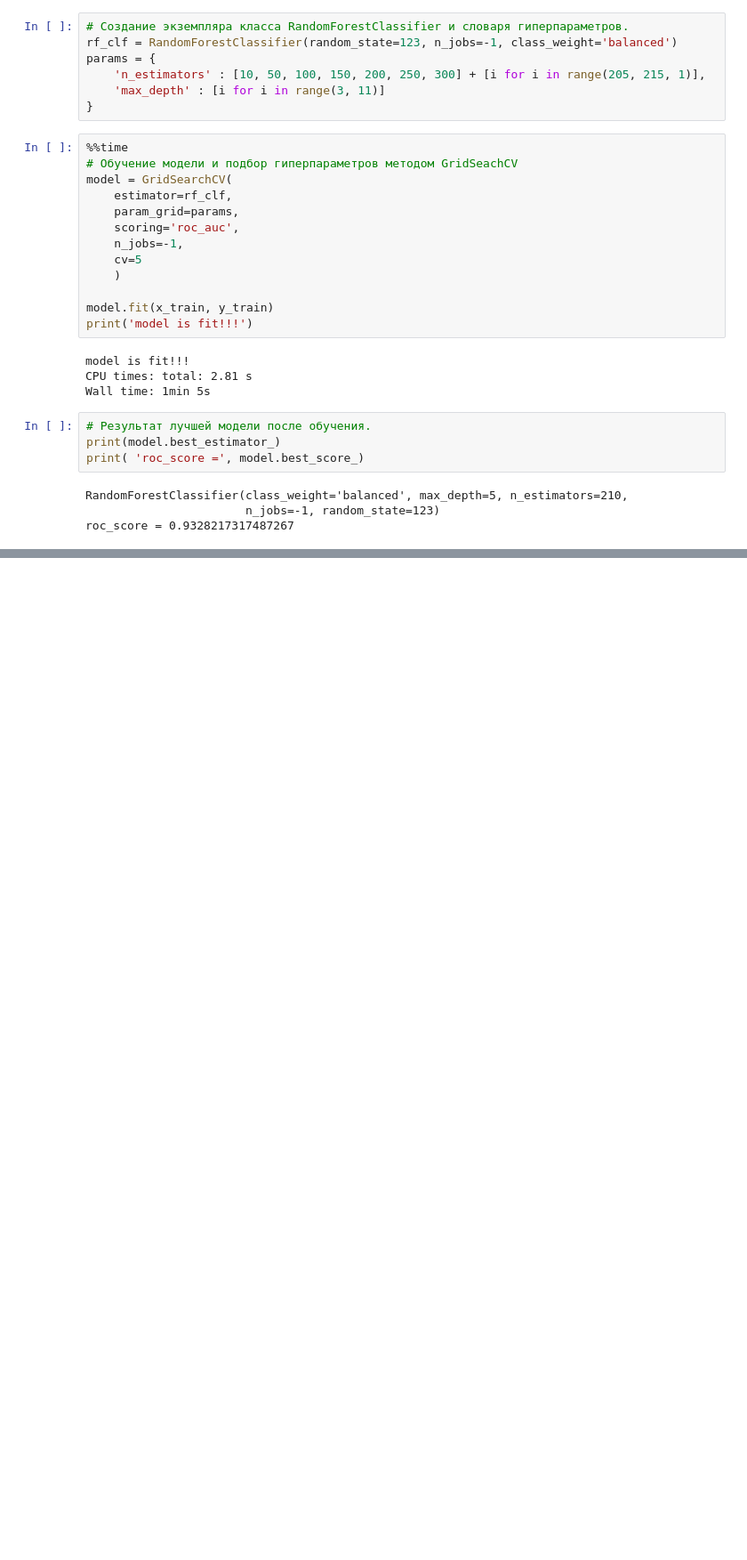
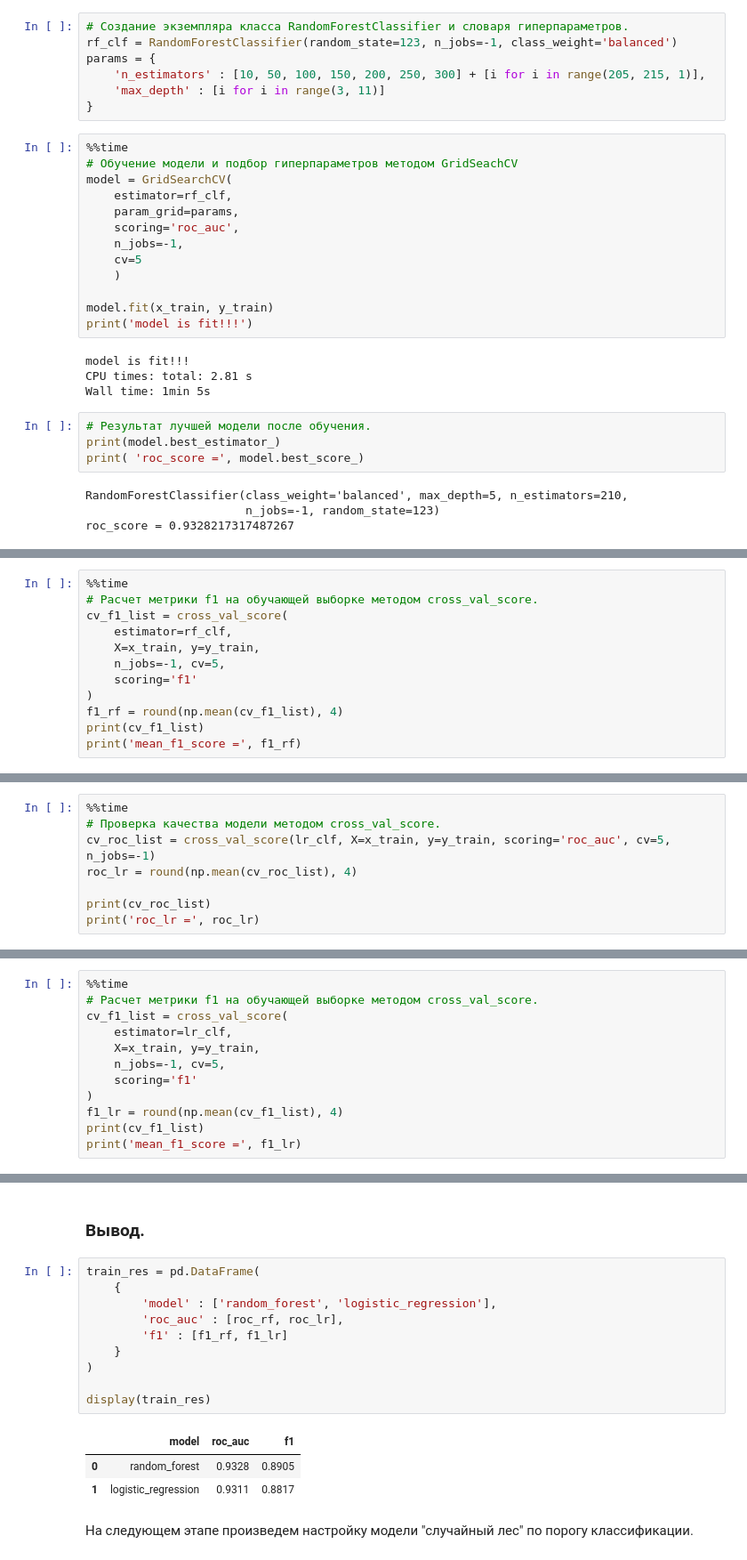
Before and after one commit to dmitrySkachan/heart_disease_clf, a Jupyter notebook: room_2.ipynb, the cells around one changed output, grey strips where cells are left out. Shown: that part at 89% size. Cells and saved outputs as stored; diff of their text form; blank space fills up the shorter version.

```diff
--- a/room_2.ipynb
+++ b/room_2.ipynb
@@ -277,0 +269,12 @@ f1 = 0.8955223880597014
+# %%
+%%time
+# Расчет метрики f1 на обучающей выборке методом cross_val_score.
+cv_f1_list = cross_val_score(
+    estimator=rf_clf,
+    X=x_train, y=y_train,
+    n_jobs=-1, cv=5,
+    scoring='f1'
+)
+f1_rf = round(np.mean(cv_f1_list), 4)
+print(cv_f1_list)
+print('mean_f1_score =', f1_rf)
@@ -320,0 +300,8 @@ f1 = 0.8764044943820224
+# %%
+%%time
+# Проверка качества модели методом cross_val_score.
+cv_roc_list = cross_val_score(lr_clf, X=x_train, y=y_train, scoring='roc_auc', cv=5, n_jobs=-1)
+roc_lr = round(np.mean(cv_roc_list), 4)
+
+print(cv_roc_list)
+print('roc_lr =', roc_lr)
@@ -320,0 +313,12 @@ f1 = 0.8764044943820224
+# %%
+%%time
+# Расчет метрики f1 на обучающей выборке методом cross_val_score.
+cv_f1_list = cross_val_score(
+    estimator=lr_clf,
+    X=x_train, y=y_train,
+    n_jobs=-1, cv=5,
+    scoring='f1'
+)
+f1_lr = round(np.mean(cv_f1_list), 4)
+print(cv_f1_list)
+print('mean_f1_score =', f1_lr)
@@ -320,0 +334,18 @@ f1 = 0.8764044943820224
+# %% [markdown]
+### Вывод.
+# %%
+train_res = pd.DataFrame(
+    {
+        'model' : ['random_forest', 'logistic_regression'],
+        'roc_auc' : [roc_rf, roc_lr],
+        'f1' : [f1_rf, f1_lr]
+    }
+)
+
+display(train_res)
+# %% [output]
+|  | model | roc_auc | f1 |
+| 0 | random_forest | 0.9328 | 0.8905 |
+| 1 | logistic_regression | 0.9311 | 0.8817 |
+# %% [markdown]
+На следующем этапе произведем настройку модели "случайный лес" по порогу классификации.
```
Also changed, not shown: parts of 35 cells of this notebook.
